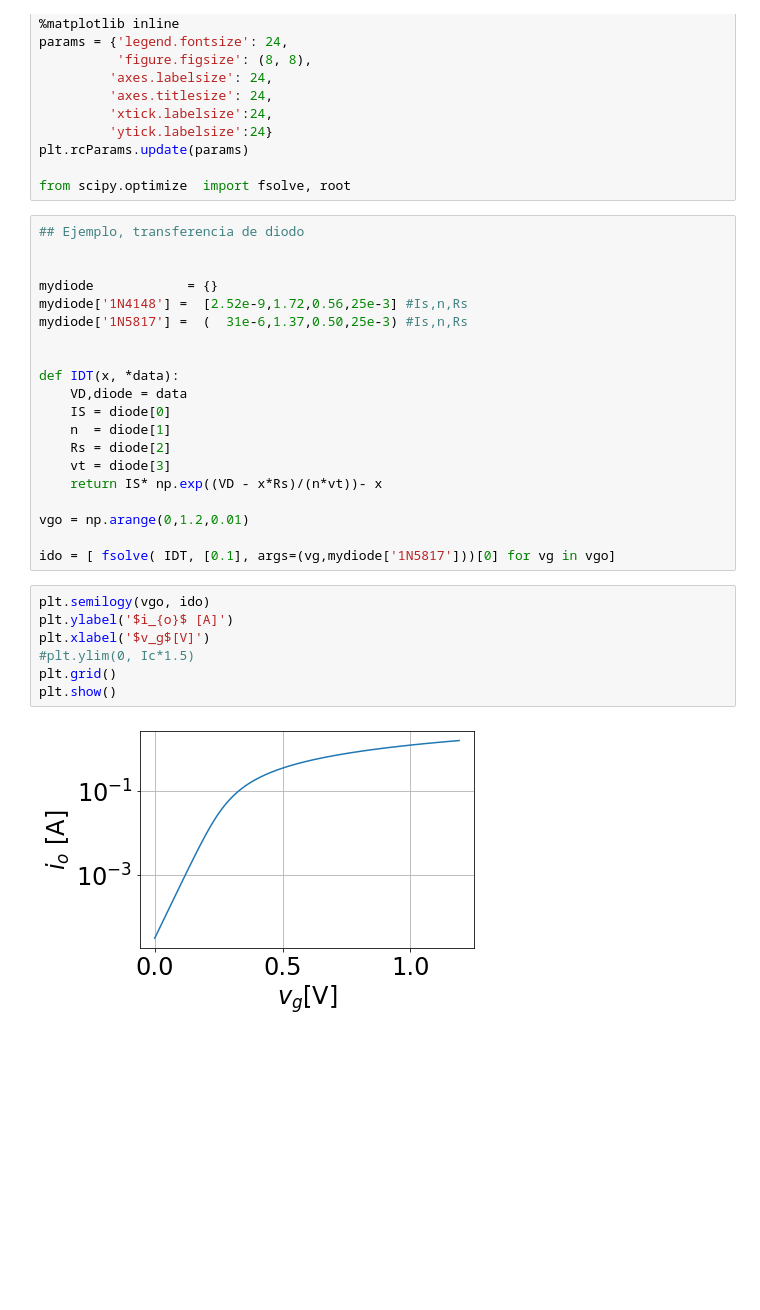
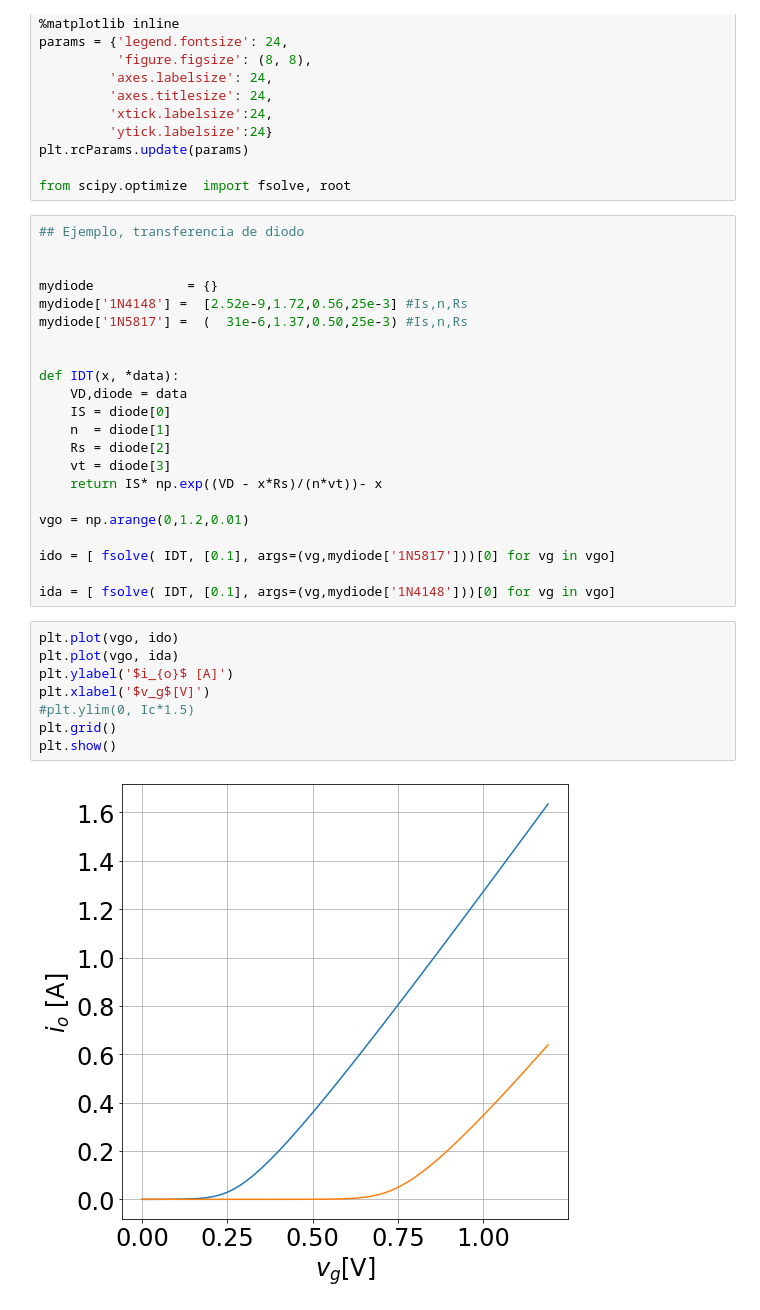
Before and after one commit to eaiii-frba-utn/2020, a Jupyter notebook: 7_Mezcladores/ejercicios/Diodo.ipynb, the cells around one changed output. Saved outputs shown, nothing was run; the diff lists cells and outputs as text; blank space fills up the shorter version.

```diff
--- a/7_Mezcladores/ejercicios/Diodo.ipynb
+++ b/7_Mezcladores/ejercicios/Diodo.ipynb
@@ -35,12 +35,15 @@ def IDT(x, *data):
 vgo = np.arange(0,1.2,0.01)
 
 ido = [ fsolve( IDT, [0.1], args=(vg,mydiode['1N5817']))[0] for vg in vgo]
+
+ida = [ fsolve( IDT, [0.1], args=(vg,mydiode['1N4148']))[0] for vg in vgo]
 # %%
-plt.semilogy(vgo, ido)
+plt.plot(vgo, ido)
+plt.plot(vgo, ida)
 plt.ylabel('$i_{o}$ [A]')
 plt.xlabel('$v_g$[V]')
 #plt.ylim(0, Ic*1.5)
 plt.grid()
 plt.show()
 # %% [output]
-[figure, old version]
+[figure, new version]
```
Also changed, not shown: 18 other files.
